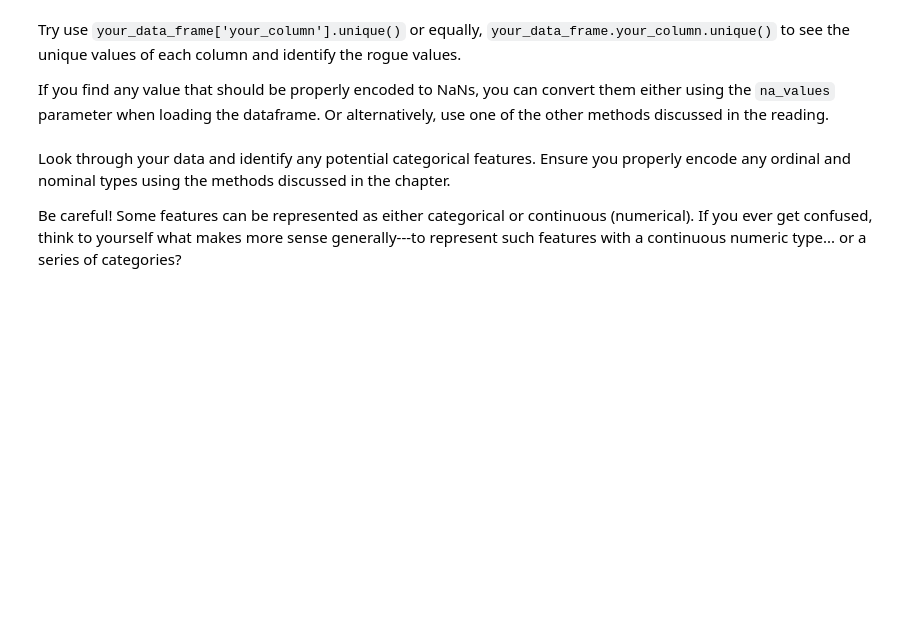
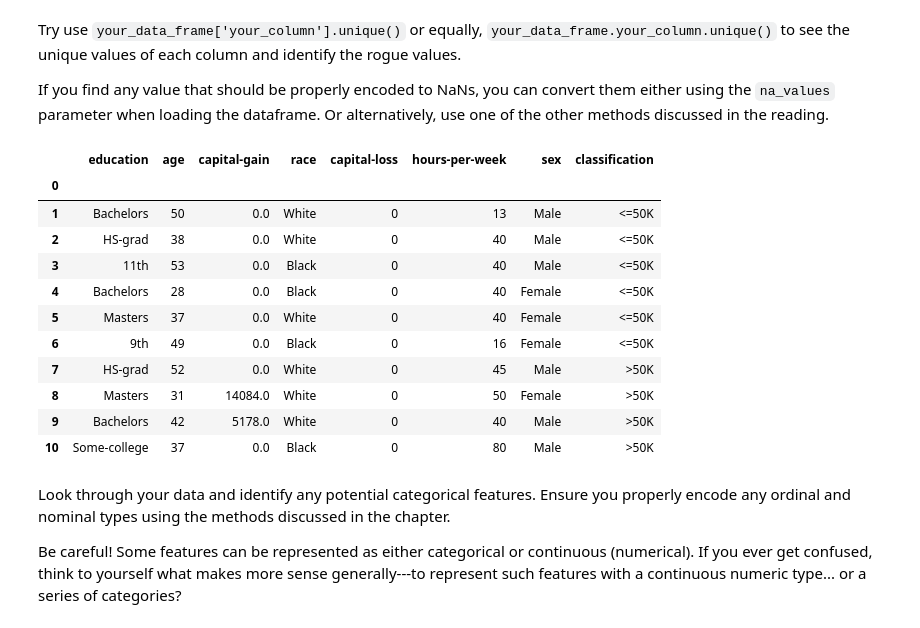
Before and after one commit to hnomura/ml_study, a Jupyter notebook: edx-data-science/Exercises/Module2/Module2 - Lab5.ipynb, the cells around one changed output. Cells and saved outputs as stored; diff of their text form; code cells hidden in the pictures; blank space fills up the shorter version.

```diff
--- a/edx-data-science/Exercises/Module2/Module2 - Lab5.ipynb
+++ b/edx-data-science/Exercises/Module2/Module2 - Lab5.ipynb
@@ -12,0 +11,6 @@ As per usual, load up the specified dataset, setting appropriate header labels.
+# %%
+col_names = ['education', 'age', 'capital-gain', 'race', 'capital-loss', 'hours-per-week', 'sex', 'classification']
+df = pd.read_csv('./Datasets/census.data', index_col=0) # first column is index already in data
+df.columns = col_names;
+print('shape=', df.shape)
+df.head()
@@ -20,0 +32,3 @@ Do the data-types of each column reflect the values you see when you look throug
+# %%
+df.loc[:,'capital-gain'] = pd.to_numeric(df.loc[:,'capital-gain'], errors='coerce')
+df.dtypes
@@ -27,3 +49,19 @@ If you find any value that should be properly encoded to NaNs, you can convert t
+# %%
+df['capital-gain'] = df['capital-gain'].fillna(0)
+df.head(10)
+# %% [output]
+|  | education | age | capital-gain | race | capital-loss | hours-per-week | sex | classification |
+| 0 |  |  |  |  |  |  |  |  |
+| 1 | Bachelors | 50 | 0.0 | White | 0 | 13 | Male | <=50K |
+| 2 | HS-grad | 38 | 0.0 | White | 0 | 40 | Male | <=50K |
+| 3 | 11th | 53 | 0.0 | Black | 0 | 40 | Male | <=50K |
+| 4 | Bachelors | 28 | 0.0 | Black | 0 | 40 | Female | <=50K |
+| 5 | Masters | 37 | 0.0 | White | 0 | 40 | Female | <=50K |
+| 6 | 9th | 49 | 0.0 | Black | 0 | 16 | Female | <=50K |
+| 7 | HS-grad | 52 | 0.0 | White | 0 | 45 | Male | >50K |
+| 8 | Masters | 31 | 14084.0 | White | 0 | 50 | Female | >50K |
+| 9 | Bachelors | 42 | 5178.0 | White | 0 | 40 | Male | >50K |
+| 10 | Some-college | 37 | 0.0 | Black | 0 | 80 | Male | >50K |
 # %% [markdown]
 Look through your data and identify any potential categorical features. Ensure you properly encode any ordinal and nominal types using the methods discussed in the chapter.
 
```
Also changed, not shown: parts of 13 cells of this notebook, 2 other files.
